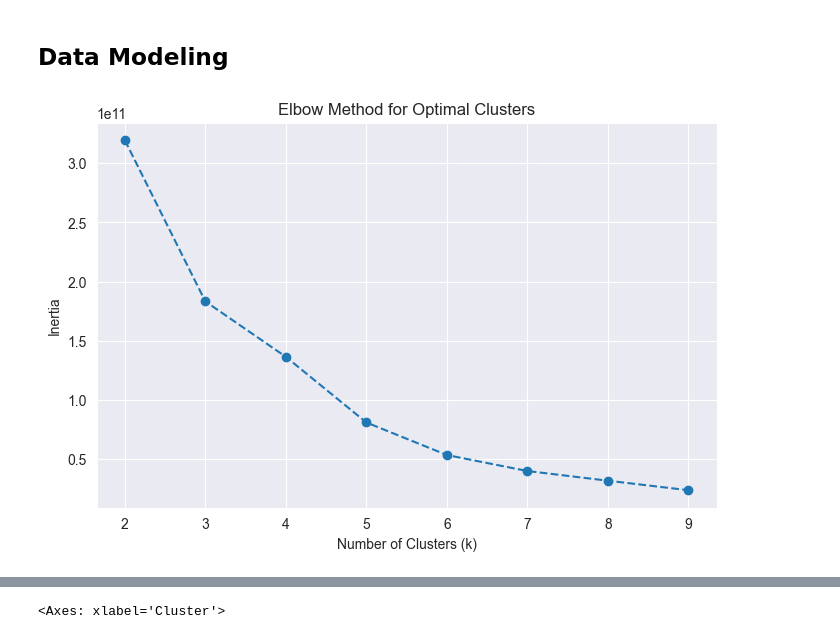
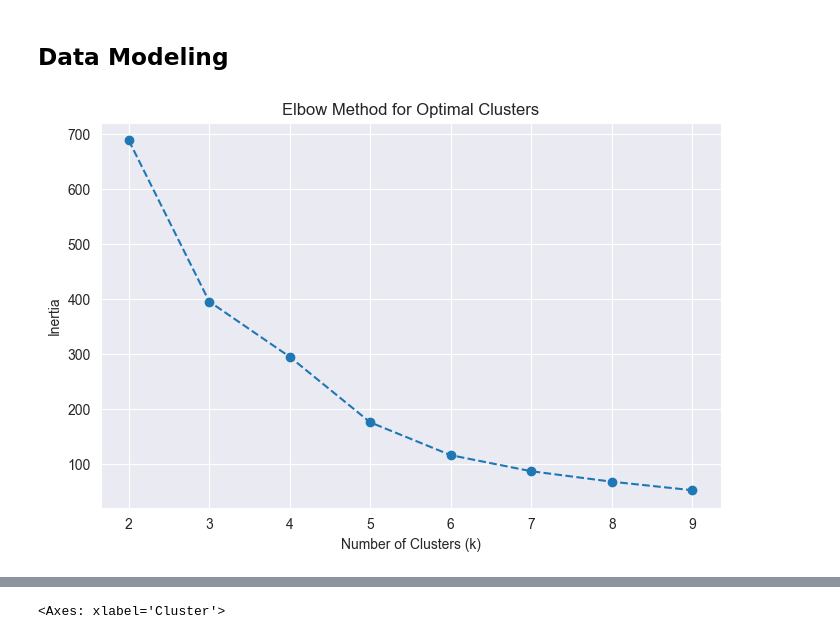
Before and after one commit to joojaa7/dataK-koneO, a Jupyter notebook: Project/project.ipynb, the cells around one changed output, grey strips where cells are left out. Cells and saved outputs as stored; diff of their text form; code cells hidden in the pictures.

```diff
--- a/Project/project.ipynb
+++ b/Project/project.ipynb
@@ -12,4 +12,4 @@ df['TotalSpent'] = df['MntWines'] + df['MntFruits'] + df['MntMeatProducts'] + df
 df["Age"] = 2025 - df["Year_Birth"]
 df.drop(['ID'] , axis=1, inplace=True)
 df.drop(df[df['Income'] > 200000].index, inplace = True)
-df.dropna()
+df = df.dropna()
@@ -30,30 +16,34 @@ df.dropna()
 # %%
-features = ["Income","MntWines", "MntFruits", "MntMeatProducts", "MntFishProducts", "MntSweetProducts", "MntGoldProds","Kidhome", "Teenhome","NumWebPurchases","NumCatalogPurchases","Age"]
-X = df[features]
-X = X.dropna()
+features = ["Income"]
+features_spent = ["TotalSpent"]
+X_continuous = df[features]
 # %% [markdown]
 ## Data Modeling
 # %%
 from sklearn.cluster import KMeans
 import matplotlib.pyplot as plt
 from sklearn.preprocessing import StandardScaler
+scaler = StandardScaler()
+X_continuous_scaled = scaler.fit_transform(X_continuous)
+# Convert back to DataFrame
+X_scaled = pd.DataFrame(X_continuous_scaled, columns=features)
 
 
 
 inertia = []
 K_range = range(2, 10)
 
 for k in K_range:
     model = KMeans(n_clusters=k, random_state=42)
-    model.fit(X)
+    model.fit(X_scaled)
     inertia.append(model.inertia_)
 
 # Plot Elbow Curve
 plt.figure(figsize=(8, 5))
 plt.plot(K_range, inertia, marker="o", linestyle="--")
 plt.xlabel("Number of Clusters (k)")
 plt.ylabel("Inertia")
 plt.title("Elbow Method for Optimal Clusters")
 plt.show()
 # %% [output]
-[figure, old version]
+[figure, new version]
```
Also changed, not shown: parts of 18 cells of this notebook.
